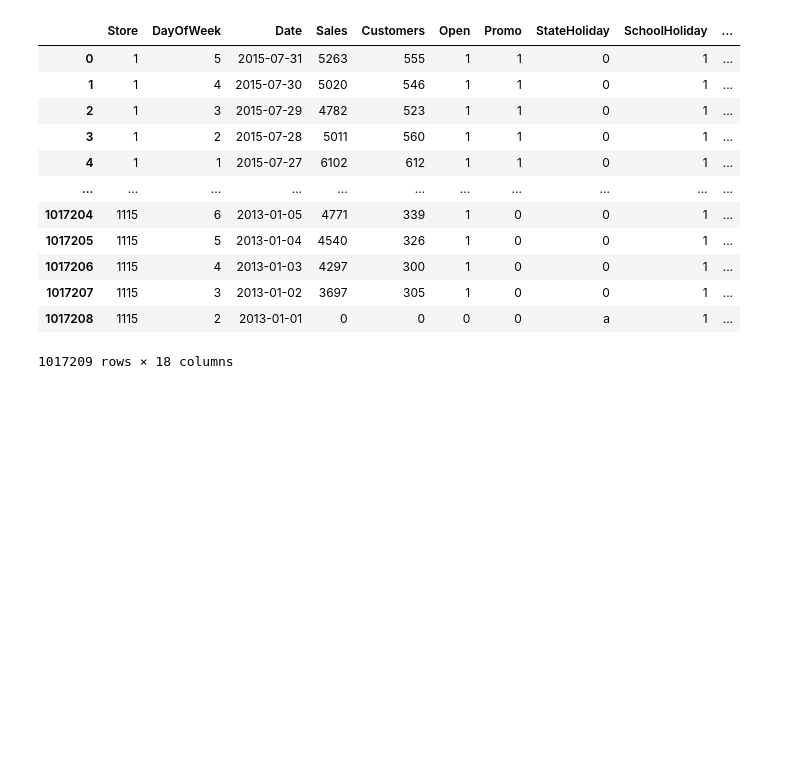
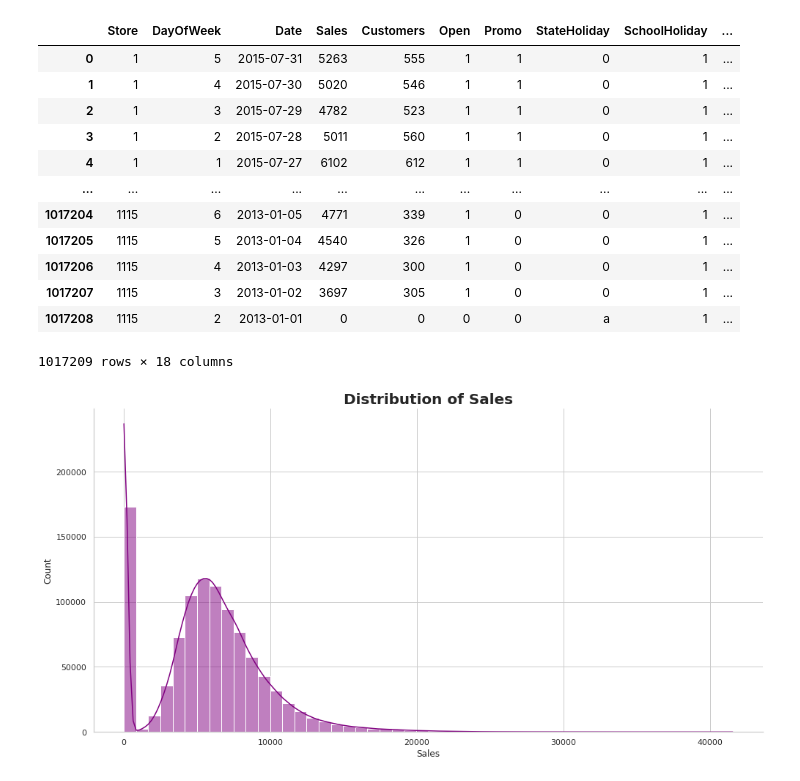
Before and after one commit to sabaagizew/10Acadamey_week-3, a Jupyter notebook: week3_sales_pridict_prophet.ipynb, the cells around one changed output. Drawn from its saved outputs; the diff is of its cells as text; code cells hidden in the pictures; blank space fills up the shorter version.

```diff
--- a/week3_sales_pridict_prophet.ipynb
+++ b/week3_sales_pridict_prophet.ipynb
@@ -545,20 +326,0 @@ plot_prophet(tsdf2, changepoint_prior_scale = 0.5, seasonality_prior_scale = 0.0
-# %%
-fig, ax = plt.subplots(figsize=(20,10))
-# plt.figure()
-sns.set_style('darkgrid', {'axes.facecolor': '.9'})
-sns.set_palette(palette='deep')
-sns_c = sns.color_palette(palette='deep')
-
-ax.fill_between( x=forecast['ds'], y1=forecast['yhat_lower'], y2=forecast['yhat_upper'],
-    color=sns_c[2], alpha=0.25, label=r'0.95 credible_interval')
-
-sns.scatterplot(x='ds', y='y', label='real historic data', data=df_train, ax=ax, color='black')
-sns.lineplot(x='ds', y='y', label='model fit', data=df_test, ax=ax)
-sns.lineplot(x='ds', y='yhat', label='historic fit', data=forecast_train, ax=ax, color = 'blue')
-sns.lineplot(x='ds', y='yhat', label='future prediction', data=forecast_test, ax=ax, color = 'orange')
-ax.axvline(threshold_date, color=sns_c[3], linestyle='--', label='80% train-test data split')
-ax.legend(loc='upper left')
-ax.set_xlabel('Date')
-ax.set_ylabel('Engagement rate')
-ax.tick_params(axis='x', rotation=45)
-ax.set(title='Engagement rate model fit & prediction for Campaign ID ')
@@ -564,0 +371,4 @@ ax.set(title='Engagement rate model fit & prediction for Campaign ID ')
+# %%
+plot_hist(train_file, 'Sales', 'purple')
+# %% [output]
+[figure, added]
```
Also changed, not shown: parts of 52 cells of this notebook.
